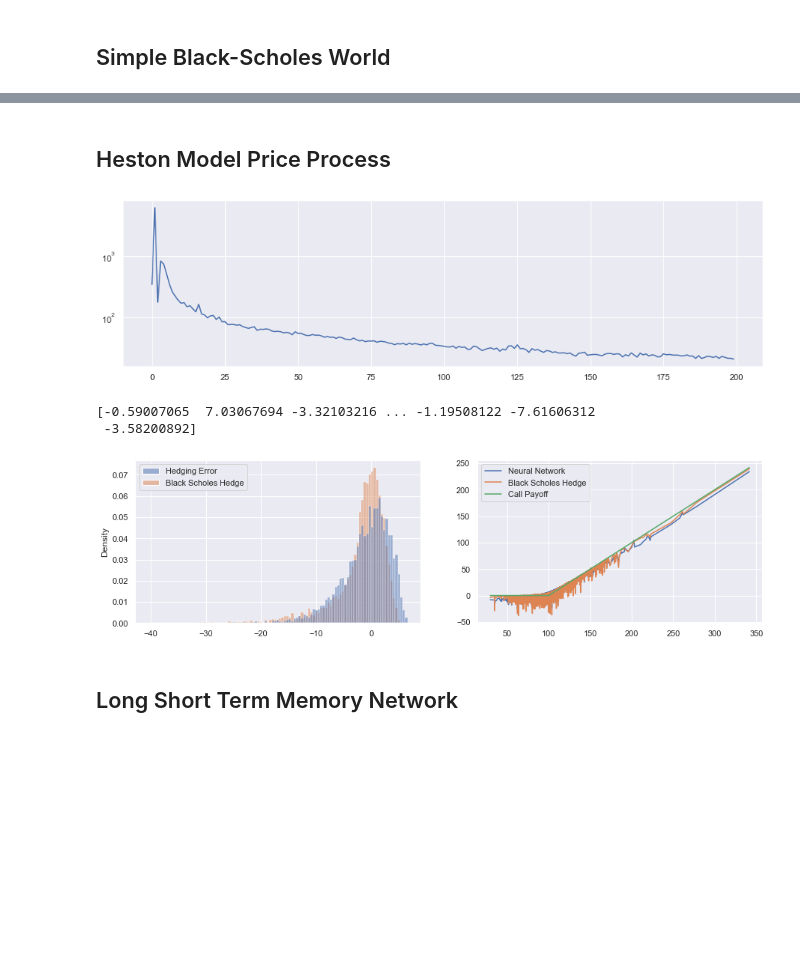
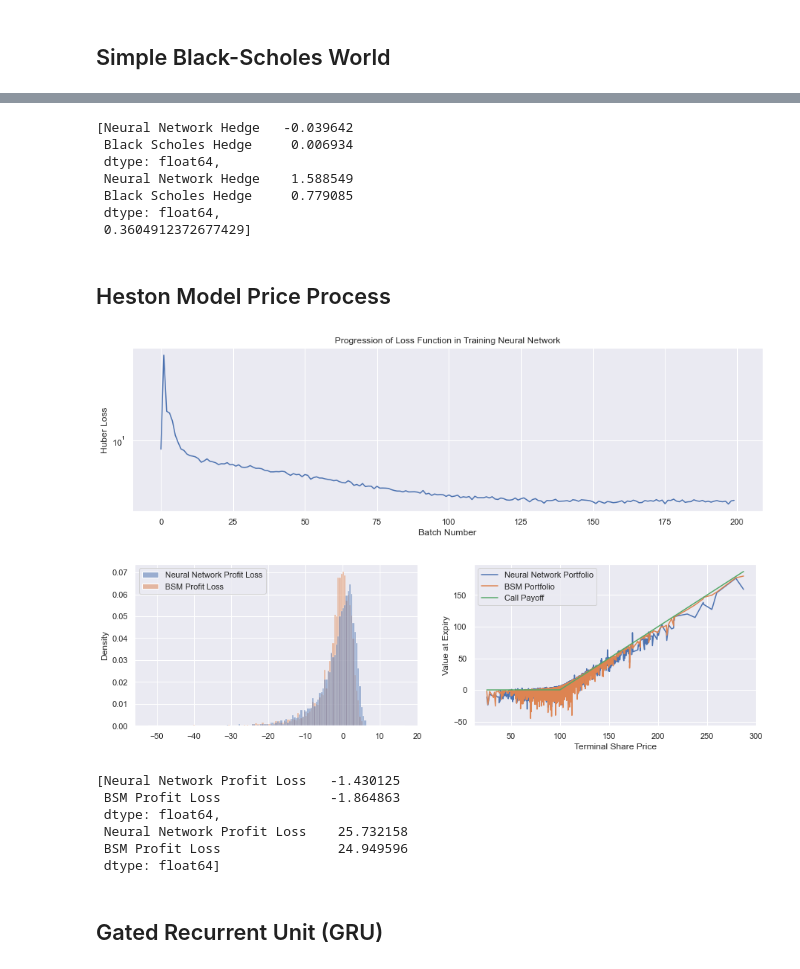
Before and after one commit to JurajZelman/deep-hedging, a Jupyter notebook: Deep Hedging Main.ipynb, the cells around one changed output, grey strips where cells are left out. Cells and saved outputs as stored; diff of their text form; code cells hidden in the pictures; blank space fills up the shorter version.

```diff
--- a/Deep Hedging Main.ipynb
+++ b/Deep Hedging Main.ipynb
@@ -171,7 +171,7 @@ volatility = 0.15
 timeToExpiry = 1
 initialPrice = 100
 numTradingDates = 32
-batchSize = 2000
+batchSize = 100
 numBatches = 50
 strike = 1
 
@@ -187,5 +187,8 @@ for S in pathSimulations:
     pass
 for i in range(batchSize):
     plt.plot(np.linspace(0,1,numTradingDates + 1), S[i,:], alpha = 0.5, linewidth = 0.4)
+    plt.xlabel('Time')
+    plt.ylabel('Share Price')
+    plt.title("Share Price Trajectories Driven by BSM Model")
 plt.show()
 # %% [output]
@@ -212,6 +215,9 @@ pathSimulations = hestonGenerator(S0 = initialPrice
 for S in pathSimulations:
     pass
 for i in range(batchSize):
-    plt.plot(np.linspace(0,1,numTradingDates + 1), S[0][i,:], alpha = 0.5, linewidth = 0.4)
+    plt.plot(np.linspace(0,1,numTradingDates + 1), S[i,:], alpha = 0.5, linewidth = 0.4)
+    plt.xlabel('Time')
+    plt.ylabel('Share Price')
+    plt.title("Share Price Trajectories Driven by Heston Model")
 plt.show()
 # %% [output]
@@ -318,11 +331,7 @@ class Strategy1(nn.Module):
     def __init__(self, hidden_nodes, no_time_steps):
         super(Strategy1, self).__init__()
 
-        # the price of the claim: ---------------------------------------------------
-        self.cap = nn.Parameter(torch.tensor(0, dtype=torch.float32))  # pi
-
-        # the strategy:           ---------------------------------------------------
-        self.steps = nn.ModuleList()   # ... making the params be recognized by pytorch
+        self.steps = nn.ModuleList()
         for i in range(no_time_steps):
             h_i = nn.Sequential(
                   nn.Linear(1, hidden_nodes)
@@ -335,18 +344,17 @@ class Strategy1(nn.Module):
             self.steps.append(h_i)
 
     def forward(self, x):
-        #  x .. minibatch of stock price processes
         dS  = torch.diff(x)
         hedge = torch.zeros_like(dS)
-        ret = torch.zeros_like(dS[:,0]) + self.cap
+        hedgingPL = torch.zeros_like(dS[:,0])
 
         for i in range(len(self.steps)):
-            logS = torch.log((x[:,i])/x[:,0])
+            logS = torch.log((x[:,i])/x[:,0]) # Normalisation
             h_i = self.steps[i]
-            H_i = h_i(logS.unsqueeze(-1))  # note: we need to take care of the normalization here
-            ret +=  dS[:,i] * H_i.flatten()
+            H_i = h_i(logS.unsqueeze(-1))
+            HedgingPL +=  dS[:,i] * H_i.flatten()
             hedge[:, i] = H_i.flatten()
-        return ret, hedge
+        return HedgingPL, hedge
 # %% [markdown]
 ## Simple Black-Scholes World
 # %%
@@ -403,8 +416,21 @@ plt.show()
+# %%
+[np.mean(results), np.var(results), - np.mean(np.sort(results)[:int(0.5 * len(S)), 0])]
+# %% [output]
+[Neural Network Hedge   -0.039642
+ Black Scholes Hedge     0.006934
+ dtype: float64,
+ Neural Network Hedge    1.588549
+ Black Scholes Hedge     0.779085
+ dtype: float64,
+ 0.3604912372677429]
 # %% [markdown]
 ## Heston Model Price Process
 # %%
+batchSize = 5000
+numBatches = 200
+
 progress = []
-loss = nn.MSELoss()
+loss = nn.HuberLoss()
 #strat = Strategy([192, 96, 48, 24], numTradingDates, timeToExpiry, riskFreeRate)
 strat = Strategy1(100, numTradingDates)
 opt = torch.optim.Adam(strat.parameters(), lr = 0.05)
@@ -431,9 +457,12 @@ for S in tqdm(hestonGenerator(S0 = initialPrice
 fig, ax = plt.subplots()
 ax.set_yscale('log')
 plt.plot(np.array(progress))
+plt.xlabel("Batch Number")
+plt.ylabel("Huber Loss")
+plt.title("Progression of Loss Function in Training Neural Network")
 plt.show()
 # %% [output]
-[figure, old version]
+[figure, new version]
 # %%
 timePaths = np.linspace(timeToExpiry, 0, numTradingDates + 1)
 timePaths[-1] = 0.000001
@@ -443,30 +472,36 @@ blackScholesPrice = BlackScholesModel(S[:, 0], initialPrice, riskFreeRate, 0, ti
 
 dS = np.diff(S, axis = 1)
 blackScholesHedgingProfit = np.sum(blackScholesDelta[:,:-1] * dS, axis = 1) + blackScholesPrice.detach().numpy()
-
-print(blackScholesHedgingProfit)
-# %% [output]
-[-0.59007065  7.03067694 -3.32103216 ... -1.19508122 -7.61606312
- -3.58200892]
 # %%
 
 fig, ax = plt.subplots(1,2)
 profitLoss = pd.DataFrame([strat(S)[0].detach().numpy() - claim(S[:,-1]).detach().numpy()
                         , blackScholesHedgingProfit - claim(S[:,-1]).detach().numpy()]).transpose()
 
 hedgingProfile = pd.DataFrame([S[:, -1], strat(S)[0], blackScholesHedgingProfit, claim(S[:, -1])]).transpose()
-profitLoss.columns = [ 'Hedging Error', 'Black Scholes Hedge']
+profitLoss.columns = [ 'Neural Network Profit Loss', 'BSM Profit Loss']
 hedgingProfile.columns = ['Terminal Prices', 'Neural Network', 'Black Scholes Hedge', 'Call Payoff']
 with torch.no_grad():
     sns.histplot(profitLoss, stat = 'density', ax = ax[0])
+    plt.xlabel('Terminal Share Price')
+    plt.ylabel('Value at Expiry')
     sns.lineplot(x = S[:, -1], y = strat(S)[0], ax=ax[1])
     sns.lineplot(x = S[:, -1], y = blackScholesHedgingProfit, ax=ax[1])
     sns.lineplot(x = S[:, -1], y = claim(S[:, -1]), ax=ax[1])
-    plt.legend(labels = ['Neural Network', 'Black Scholes Hedge', 'Call Payoff'])
+    plt.legend(labels = ['Neural Network Portfolio', 'BSM Portfolio', 'Call Payoff'])
 
 plt.show()
 # %% [output]
-[figure, old version]
+[figure, new version]
+# %%
+[np.mean(profitLoss), np.var(profitLoss)]
+# %% [output]
+[Neural Network Profit Loss   -1.430125
+ BSM Profit Loss              -1.864863
+ dtype: float64,
+ Neural Network Profit Loss    25.732158
+ BSM Profit Loss               24.949596
+ dtype: float64]
 # %% [markdown]
-## Long Short Term Memory Network
+## Gated Recurrent Unit (GRU)
 # %%
```
Also changed, not shown: parts of 16 cells of this notebook.
